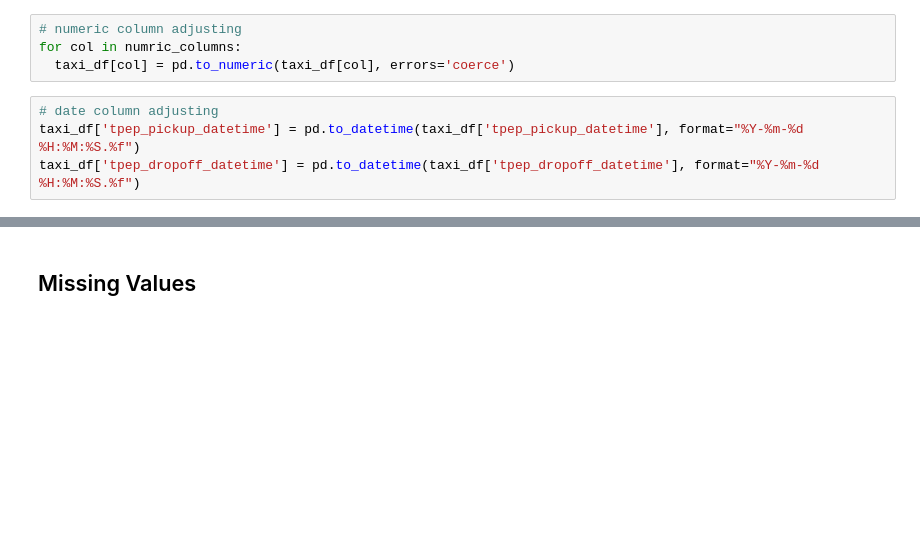
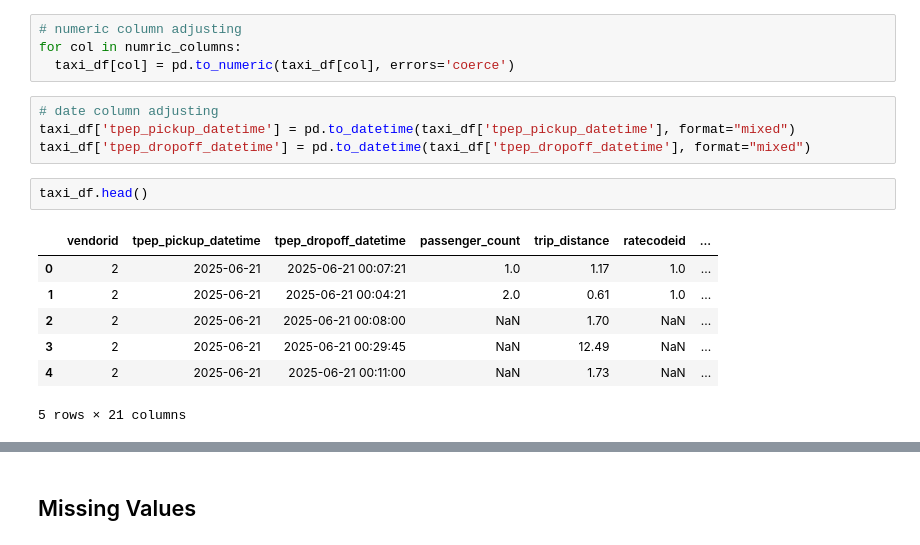
Before and after one commit to drod75/nyc_taxi_analysis, a Jupyter notebook: notebooks/data_collection.ipynb, the cells around one changed output, grey strips where cells are left out. Drawn from its saved outputs; the diff is of its cells as text; blank space fills up the shorter version.

```diff
--- a/notebooks/data_collection.ipynb
+++ b/notebooks/data_collection.ipynb
@@ -194,5 +218,15 @@ for col in numric_columns:
   taxi_df[col] = pd.to_numeric(taxi_df[col], errors='coerce')
 # %%
 # date column adjusting
-taxi_df['tpep_pickup_datetime'] = pd.to_datetime(taxi_df['tpep_pickup_datetime'], format="%Y-%m-%d %H:%M:%S.%f")
-taxi_df['tpep_dropoff_datetime'] = pd.to_datetime(taxi_df['tpep_dropoff_datetime'], format="%Y-%m-%d %H:%M:%S.%f")
+taxi_df['tpep_pickup_datetime'] = pd.to_datetime(taxi_df['tpep_pickup_datetime'], format="mixed")
+taxi_df['tpep_dropoff_datetime'] = pd.to_datetime(taxi_df['tpep_dropoff_datetime'], format="mixed")
+# %%
+taxi_df.head()
+# %% [output]
+|  | vendorid | tpep_pickup_datetime | tpep_dropoff_datetime | passenger_count | trip_distance | ratecodeid | ... |
+| 0 | 2 | 2025-06-21 | 2025-06-21 00:07:21 | 1.0 | 1.17 | 1.0 | ... |
+| 1 | 2 | 2025-06-21 | 2025-06-21 00:04:21 | 2.0 | 0.61 | 1.0 | ... |
+| 2 | 2 | 2025-06-21 | 2025-06-21 00:08:00 | NaN | 1.70 | NaN | ... |
+| 3 | 2 | 2025-06-21 | 2025-06-21 00:29:45 | NaN | 12.49 | NaN | ... |
+| 4 | 2 | 2025-06-21 | 2025-06-21 00:11:00 | NaN | 1.73 | NaN | ... |
+5 rows × 21 columns
```
Also changed, not shown: parts of 6 cells of this notebook.
